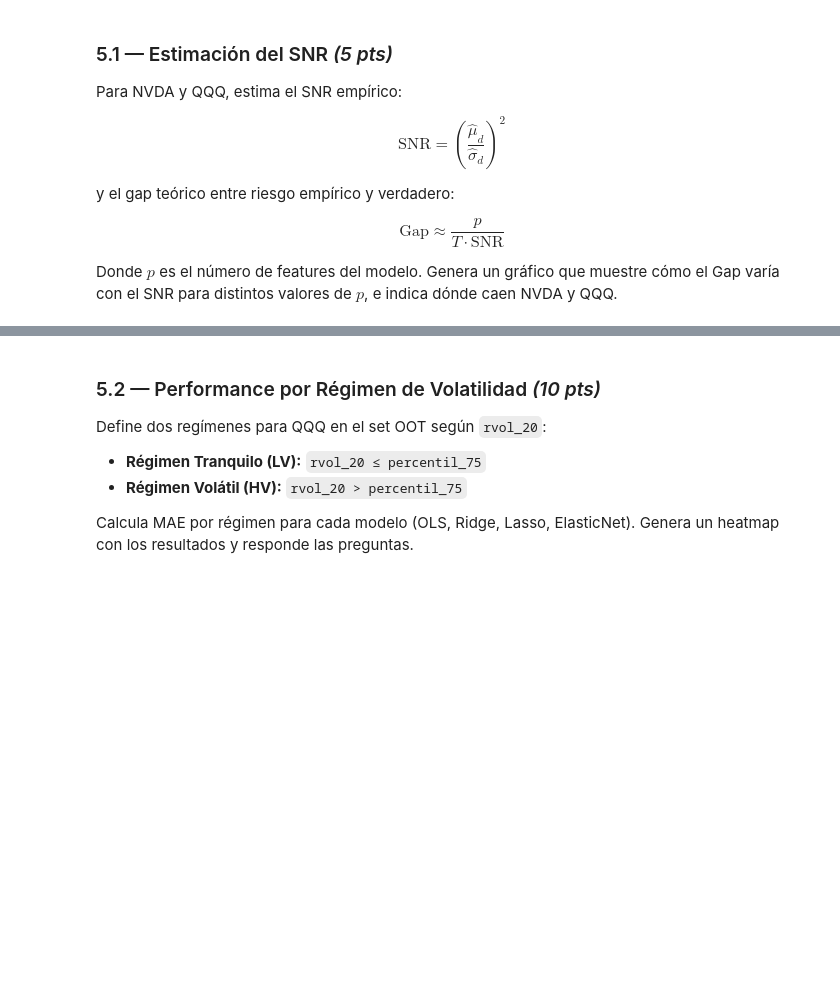
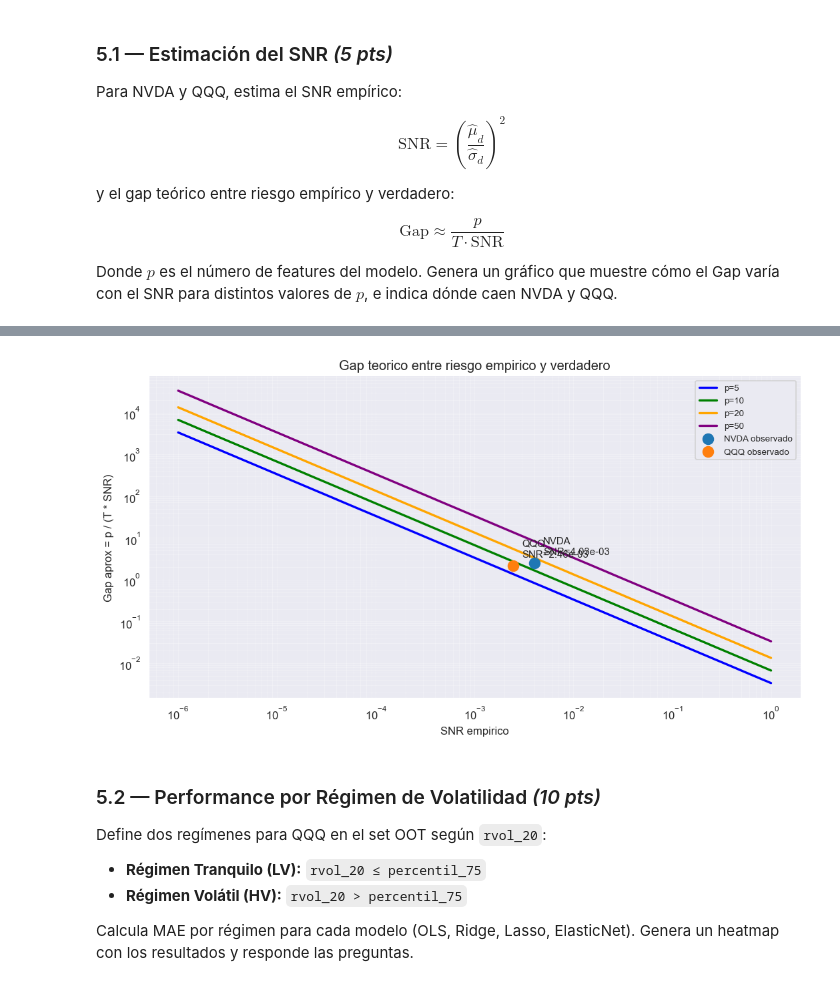
Before and after one commit to ciarenasar/ml_finance_carenas, a Jupyter notebook: regularizacion_Arenas/notebooks/01_regularizacion_hw04.ipynb, the cells around one changed output, grey strips where cells are left out. Saved outputs shown, nothing was run; the diff lists cells and outputs as text; code cells hidden in the pictures; blank space fills up the shorter version.

Commit message:
feat (section): SNR empirico y analisis por regimen

```diff
--- a/regularizacion_Arenas/notebooks/01_regularizacion_hw04.ipynb
+++ b/regularizacion_Arenas/notebooks/01_regularizacion_hw04.ipynb
@@ -1331,33 +1338,74 @@ $$\text{Gap} \approx \frac{p}{T \cdot \text{SNR}}$$
 
 Donde $p$ es el número de features del modelo. Genera un gráfico que muestre cómo el Gap varía con el SNR para distintos valores de $p$, e indica dónde caen NVDA y QQQ.
 # %%
-# TODO: calcula SNR para NVDA y QQQ
-# r_nvda_s = prices_nvda.pct_change().dropna()
-# r_qqq_s  = prices_qqq.pct_change().dropna()
+r_nvda_s = prices_nvda.pct_change().dropna()
+r_qqq_s  = prices_qqq.pct_change().dropna()
 
-# activos = [
-#     ('NVDA', r_nvda_s, X_ext.shape[1]),
-#     ('QQQ',  r_qqq_s,  8),              # 8 features del modelo 3.1
-# ]
-# snr_dict = {}
-# for name, r_s, p in activos:
-#     mu_d  = r_s.mean()
-#     sig_d = r_s.std()
-#     snr   = (mu_d / sig_d) ** 2
-#     T     = len(r_s)
-#     gap   = p / (T * max(snr, 1e-10))
-#     snr_dict[name] = snr
-#     print(f'{name}: mu={mu_d:.5f} | sigma={sig_d:.4f} | SNR={snr:.5f} | T={T} | p={p} | Gap={gap:.1f}')
+activos = [
+    ('NVDA', r_nvda_s, X_ext.shape[1]),
+    ('QQQ',  r_qqq_s,  X_qqq.shape[1]),
+]
 
-# TODO: grafico Gap vs SNR para distintos p
-# fig, ax = plt.subplots(figsize=(9, 5))
-# snr_range = np.logspace(-5, 0, 200)
-# T_ref = 1500
-# for p_val, color in [(5, 'blue'), (10, 'green'), (20, 'orange')]:
-#     ax.loglog(snr_range, p_val / (T_ref * snr_range), lw=2, color=color, label=f'p={p_val}')
-# for name, snr_val in snr_dict.items():
-#     ax.axvline(snr_val, ls='--', label=f'SNR {name}={snr_val:.5f}')
-# ax.set_xlabel('SNR'); ax.set_ylabel('Gap = p / (T * SNR)')
-# ax.set_title('Gap entre riesgo empirico y verdadero')
-# ax.legend(); plt.tight_layout(); plt.show()
-pass
+snr_rows = []
+snr_dict = {}
+
+for name, r_s, p in activos:
+    mu_d = r_s.mean()
+    sig_d = r_s.std()
+    snr = (mu_d / sig_d) ** 2
+    T = len(r_s)
+    gap = p / (T * max(snr, 1e-12))
+
+    snr_dict[name] = snr
+    snr_rows.append({
+        'Activo': name,
+        'mu_d': mu_d,
+        'sigma_d': sig_d,
+        'SNR': snr,
+        'T': T,
+        'p': p,
+        'Gap aprox': gap,
+    })
+
+snr_df = pd.DataFrame(snr_rows).set_index('Activo')
+display(snr_df.round({
+    'mu_d': 6,
+    'sigma_d': 5,
+    'SNR': 6,
+    'Gap aprox': 2,
+}))
+
+for name, row in snr_df.iterrows():
+    print(
+        f"{name}: mu={row['mu_d']:.5f} | sigma={row['sigma_d']:.4f} | "
+        f"SNR={row['SNR']:.6f} | T={int(row['T'])} | p={int(row['p'])} | "
+        f"Gap={row['Gap aprox']:.1f}"
+    )
+
+# === Grafico Gap vs SNR para distintos p ===
+fig, ax = plt.subplots(figsize=(9, 5))
+snr_range = np.logspace(-6, 0, 300)
+T_ref = 1500
+
+for p_val, color in [(5, 'blue'), (10, 'green'), (20, 'orange'), (50, 'purple')]:
+    gap_curve = p_val / (T_ref * snr_range)
+    ax.loglog(snr_range, gap_curve, lw=2, color=color, label=f'p={p_val}')
+
+for name, row in snr_df.iterrows():
+    ax.scatter(row['SNR'], row['Gap aprox'], s=90, zorder=4, label=f'{name} observado')
+    ax.annotate(
+        f"{name}\nSNR={row['SNR']:.2e}",
+        xy=(row['SNR'], row['Gap aprox']),
+        xytext=(8, 8),
+        textcoords='offset points',
+        fontsize=9,
+    )
+
+ax.set_xlabel('SNR empirico')
+ax.set_ylabel('Gap aprox = p / (T * SNR)')
+ax.set_title('Gap teorico entre riesgo empirico y verdadero')
+ax.grid(True, which='both', alpha=0.25)
+ax.legend(fontsize=8)
+plt.tight_layout()
+plt.show()
+# %% [output]
@@ -1364,3 +1418,4 @@ pass
+[figure, added]
 # %% [markdown]
 ### 5.2 — Performance por Régimen de Volatilidad *(10 pts)*
 
```
Also changed, not shown: parts of 4 cells of this notebook.
